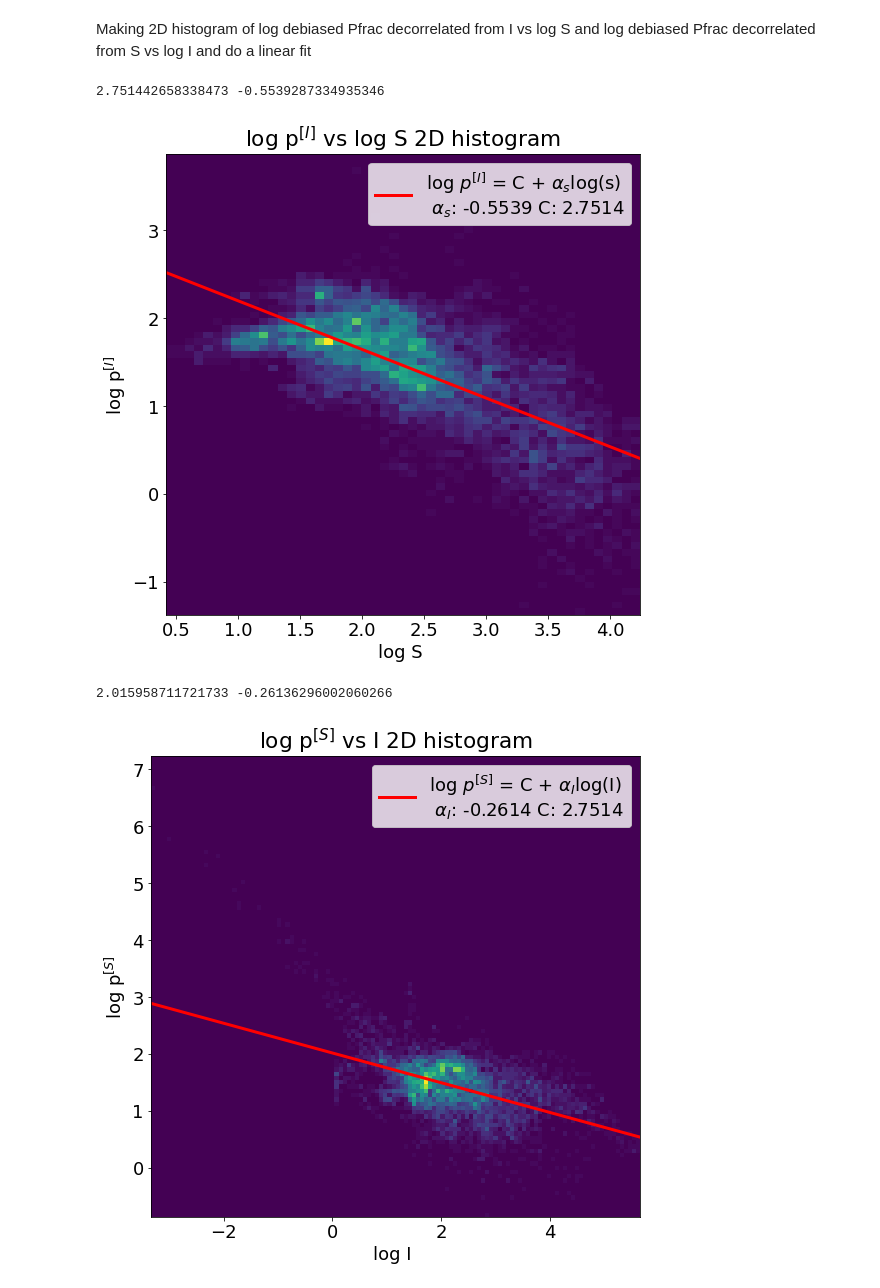
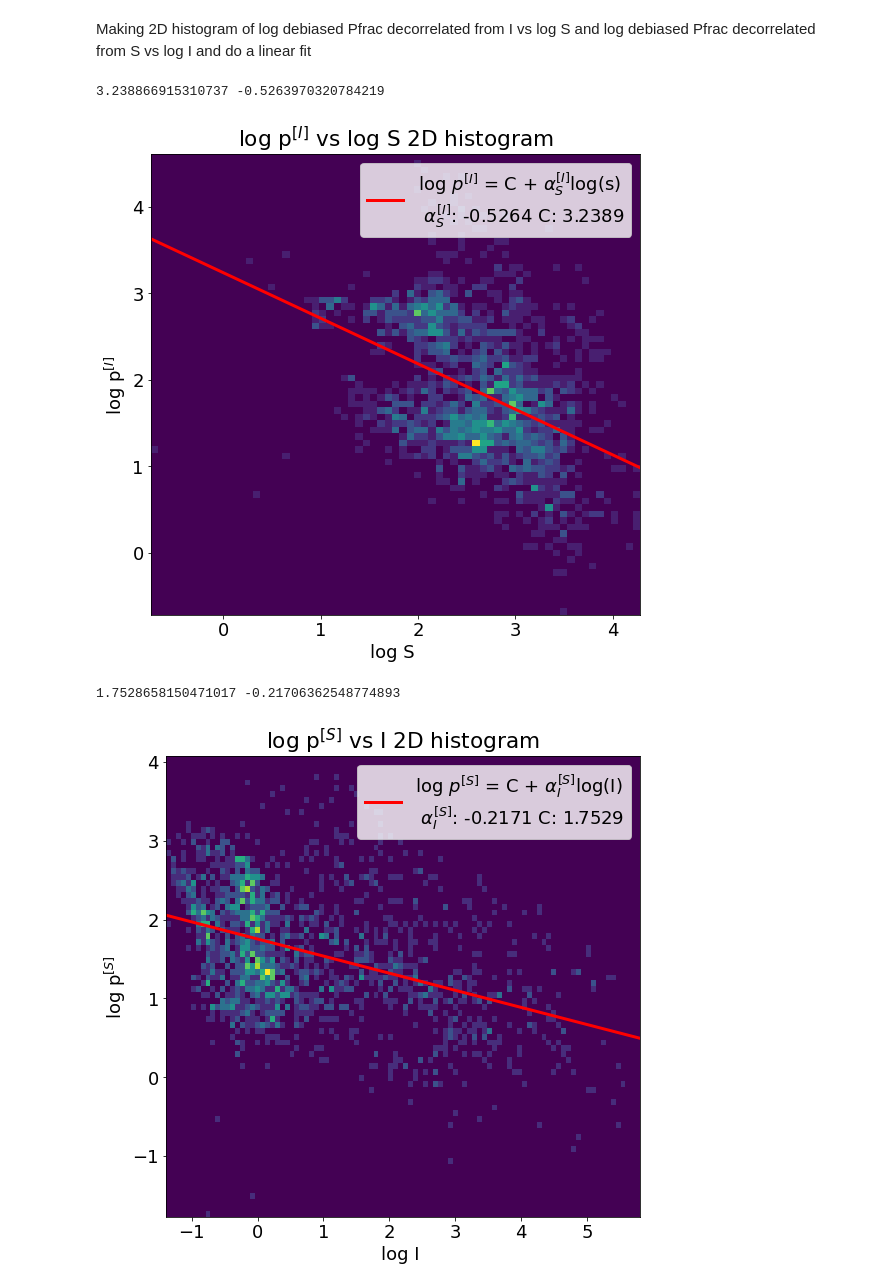
Before and after one commit to Siddharth3-14/Internship-MIT, a Jupyter notebook: angle_dispersion_funtion.ipynb, the cells around one changed output. Drawn from its saved outputs; the diff is of its cells as text; code cells hidden in the pictures.

```diff
--- a/angle_dispersion_funtion.ipynb
+++ b/angle_dispersion_funtion.ipynb
@@ -113,9 +113,9 @@ Importing the FITs file and some testing the data
 New SNR with 3 sigma cutoff using debiased Pfrac
 # %%
 ########## importing and testing the file
-FITS1 = '../FITS_file/OMC_BandE.fits'
+FITS1 = '../FITS_file/CygX_E_OTFMAP.fits'
 hdul = fits.open(FITS1)
-# print(hdul.info())
+print(hdul.info())
 MapStokesI = hdul[0]
 MapStokesQ = hdul[2]
 MapStokesU = hdul[4]
@@ -476,37 +501,39 @@ df_decol_log = pd.DataFrame({'logp_decol_s': log_p_decol_s,'logp_decol_I':log_p_
 df_decol_log = df_decol_log.dropna()
 
 PDecI_S_param, PDecI_S_param_cov = curve_fit(lin_fit, df_log['logs'], df_decol_log['logp_decol_I'])
 PDecI_S_FitFunc = lin_fit(s_bins,PDecI_S_param[0],PDecI_S_param[1])
 print(PDecI_S_param[0],PDecI_S_param[1])
 
 fig, ax = plt.subplots(figsize=(8, 8), tight_layout=True)
 ax.hist2d(log_s,log_p_decol_I,bins =[s_bins, log_p_decol_I_bins])
-label_temp = r'{logp} = C + $\alpha_s$log(s){linebreak} $\alpha_s$: {alpha_s:.4f} C: {C:.4f}'.format(logp= r'log $p^{[I]}$',alpha_s = PDecI_S_param[1],C = PDecI_S_param[0],linebreak='\n')
+label_temp = r'{logp} = C + {alpha_IS}log(s){linebreak} {alpha_IS}: {alpha_s:.4f} C: {C:.4f}'.format(logp= r'log $p^{[I]}$',alpha_IS=r'$\alpha^{[I]}_S}$',alpha_s = PDecI_S_param[1],C = PDecI_S_param[0],linebreak='\n')
 ax.plot(s_bins,PDecI_S_FitFunc,'r',linewidth=3,label=label_temp)
 ax.set_title(r'log p$^{[I]}$ vs log S 2D histogram')
 ax.set_ylabel(r'log p$^{[I]}$')
 ax.set_xlabel('log S ')
 plt.legend()
 plt.tight_layout()
 plt.show()
 
 PDecS_I_param, PDecS_I_param_cov = curve_fit(lin_fit, df_log['logI'], df_decol_log['logp_decol_s'])
 PDecS_I_FitFunc = lin_fit(I_bins,PDecS_I_param[0],PDecS_I_param[1])
 print(PDecS_I_param[0],PDecS_I_param[1])
 
 fig, ax = plt.subplots(figsize=(8, 8), tight_layout=True)
 ax.hist2d(log_I,log_p_decol_s,bins =[I_bins, log_p_decol_s_bins])
-label_temp = r'{logp} = C + $\alpha_I$log(I){linebreak} $\alpha_I$: {alpha_I:.4f} C: {C:.4f}'.format(logp= r'log $p^{[S]}$',alpha_I = PDecS_I_param[1],C = PDecI_S_param[0],linebreak='\n')
+label_temp = r'{logp} = C + {alpha_SI}log(I){linebreak} {alpha_SI}: {alpha_I:.4f} C: {C:.4f}'.format(logp= r'log $p^{[S]}$',alpha_SI=r'$\alpha^{[S]}_I}$',alpha_I = PDecS_I_param[1],C = PDecS_I_param[0],linebreak='\n')
+
+# label_temp = r'{logp} = C + {alpha_SI}log(I){linebreak} {alpha_SI}: {alpha_I:.4f} C: {C:.4f}'.format(logp= r'log $p^{[S]}$',alpha_SI=r'$\alpha^{[S]}_I}$',alpha_I = PDecS_I_param[1],C = PDecI_S_param[0],linebreak='\n')
 ax.plot(I_bins,PDecS_I_FitFunc,'r',linewidth=3,label=label_temp)
 ax.set_title(r'log p$^{[S]}$ vs I 2D histogram')
 ax.set_ylabel(r'log p$^{[S]}$')
 ax.set_xlabel('log I ')
 plt.legend()
 plt.tight_layout()
 plt.show()
 # %% [output]
-2.751442658338473 -0.5539287334935346
+3.238866915310737 -0.5263970320784219
-[figure, old version]
+[figure, new version]
-2.015958711721733 -0.26136296002060266
+1.7528658150471017 -0.21706362548774893
-[figure, old version]
+[figure, new version]
 # %%
```
Also changed, not shown: parts of 6 cells of this notebook.
